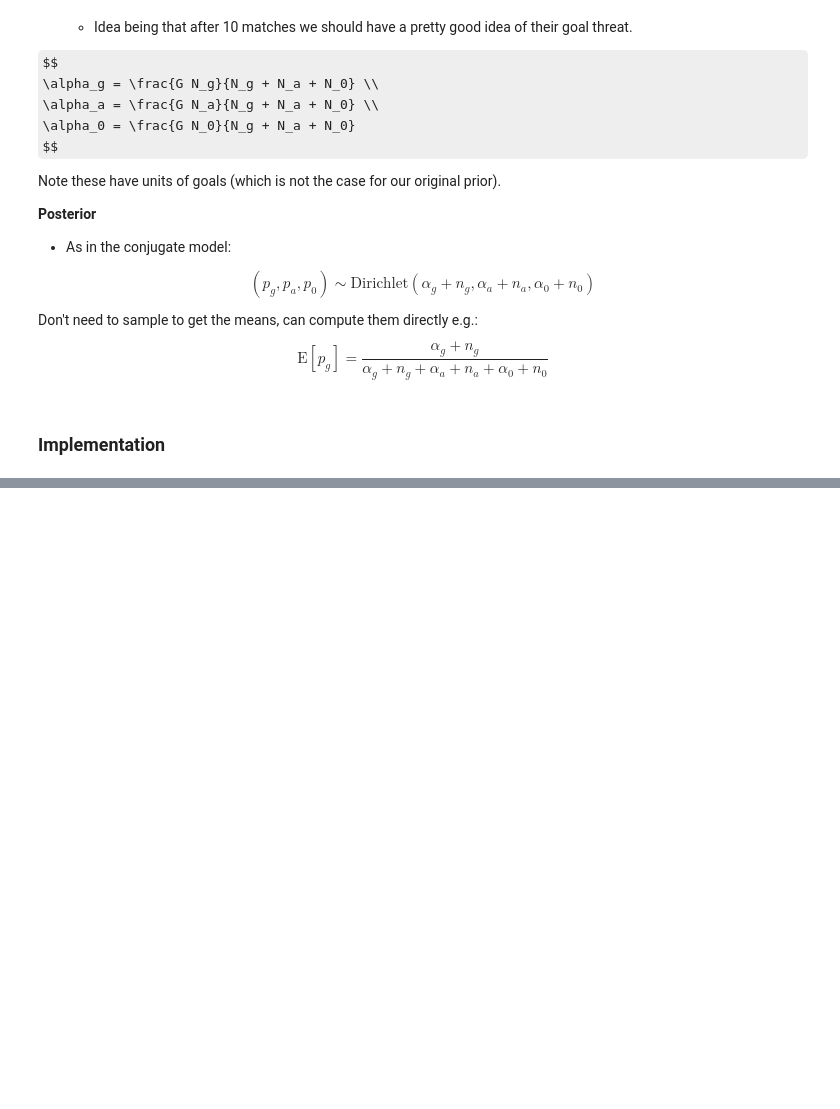
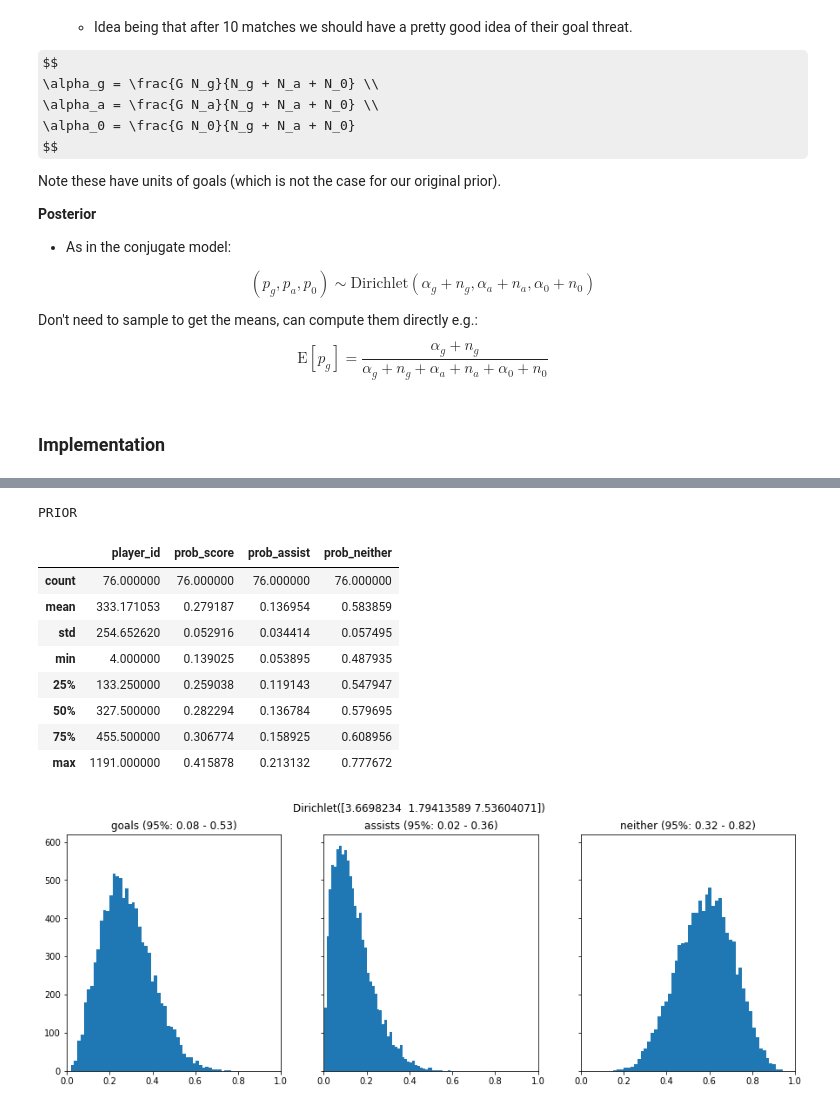
Before and after one commit to alan-turing-institute/AIrsenal, a Jupyter notebook: notebooks/conjugate_player_model.ipynb, the cells around one changed output, grey strips where cells are left out. Saved outputs shown, nothing was run; the diff lists cells and outputs as text; code cells hidden in the pictures; some formulas as TeX source; blank space fills up the shorter version.

```diff
--- a/notebooks/conjugate_player_model.ipynb
+++ b/notebooks/conjugate_player_model.ipynb
@@ -285,3 +241,22 @@ df_def = display_model(model_def)
+# %%
+print("PRIOR")
+plot_dirichlet(conj_model_fwd.prior.reshape(3))
+conj_fwd.describe()
+# note that prior spans wider range than data (e.g. min 0.14 max 0.42 prob_score in data,
+# compared to 0.08 - 0.53 95% interval in 13 goal prior)
+# - is this then too weak of a prior?
+# %% [output]
+PRIOR
+|  | player_id | prob_score | prob_assist | prob_neither |
+| count | 76.000000 | 76.000000 | 76.000000 | 76.000000 |
+| mean | 333.171053 | 0.279187 | 0.136954 | 0.583859 |
+| std | 254.652620 | 0.052916 | 0.034414 | 0.057495 |
+| min | 4.000000 | 0.139025 | 0.053895 | 0.487935 |
+| 25% | 133.250000 | 0.259038 | 0.119143 | 0.547947 |
+| 50% | 327.500000 | 0.282294 | 0.136784 | 0.579695 |
+| 75% | 455.500000 | 0.306774 | 0.158925 | 0.608956 |
+| max | 1191.000000 | 0.415878 | 0.213132 | 0.777672 |
+[figure, added]
 # %%
 print("ADAM ARMSTRONG")
 aa_id = get_player("Adam Armstrong").player_id
```
Also changed, not shown: parts of 25 cells of this notebook, 1 other file.
